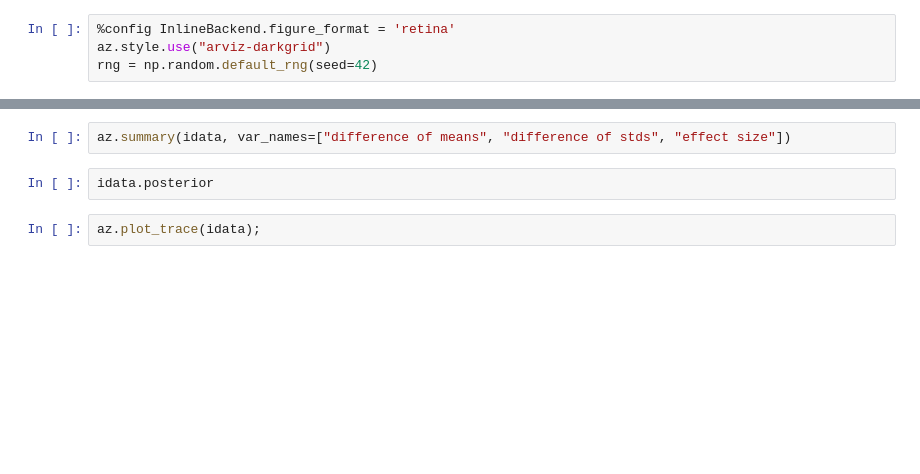
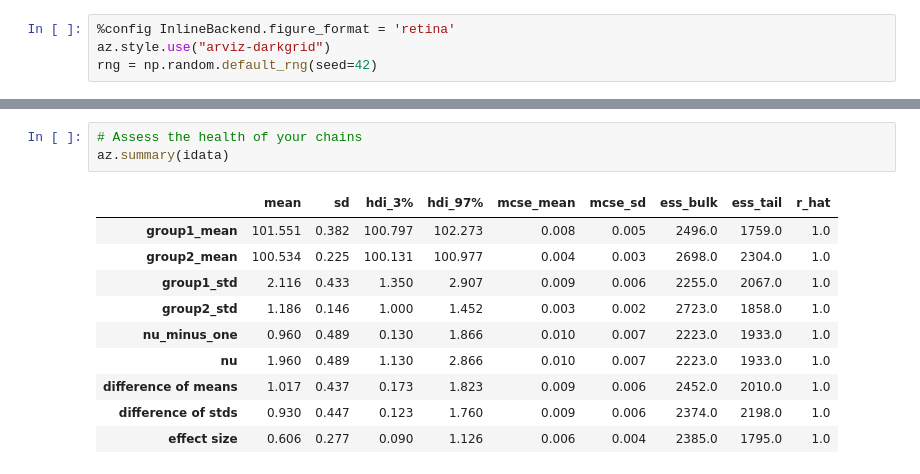
Before and after one commit to hyosubkim/bayes-toolbox, a Jupyter notebook: bayesian_fxns_sandbox.ipynb, the cells around one changed output, grey strips where cells are left out. Cells and saved outputs as stored; diff of their text form; blank space fills up the shorter version.

```diff
--- a/bayesian_fxns_sandbox.ipynb
+++ b/bayesian_fxns_sandbox.ipynb
@@ -175,6 +81,14 @@ az.plot_forest(idata, var_names=["group1_std", "group2_std", "nu_minus_one"]);
-# %%
-az.summary(idata, var_names=["difference of means", "difference of stds", "effect size"])
-# %%
-idata.posterior
-# %%
-az.plot_trace(idata);
+# %%
+# Assess the health of your chains
+az.summary(idata)
+# %% [output]
+|  | mean | sd | hdi_3% | hdi_97% | mcse_mean | mcse_sd | ess_bulk | ess_tail | r_hat |
+| group1_mean | 101.551 | 0.382 | 100.797 | 102.273 | 0.008 | 0.005 | 2496.0 | 1759.0 | 1.0 |
+| group2_mean | 100.534 | 0.225 | 100.131 | 100.977 | 0.004 | 0.003 | 2698.0 | 2304.0 | 1.0 |
+| group1_std | 2.116 | 0.433 | 1.350 | 2.907 | 0.009 | 0.006 | 2255.0 | 2067.0 | 1.0 |
+| group2_std | 1.186 | 0.146 | 1.000 | 1.452 | 0.003 | 0.002 | 2723.0 | 1858.0 | 1.0 |
+| nu_minus_one | 0.960 | 0.489 | 0.130 | 1.866 | 0.010 | 0.007 | 2223.0 | 1933.0 | 1.0 |
+| nu | 1.960 | 0.489 | 1.130 | 2.866 | 0.010 | 0.007 | 2223.0 | 1933.0 | 1.0 |
+| difference of means | 1.017 | 0.437 | 0.173 | 1.823 | 0.009 | 0.006 | 2452.0 | 2010.0 | 1.0 |
+| difference of stds | 0.930 | 0.447 | 0.123 | 1.760 | 0.009 | 0.006 | 2374.0 | 2198.0 | 1.0 |
+| effect size | 0.606 | 0.277 | 0.090 | 1.126 | 0.006 | 0.004 | 2385.0 | 1795.0 | 1.0 |
```
Also changed, not shown: parts of 11 cells of this notebook, 9 other files.
